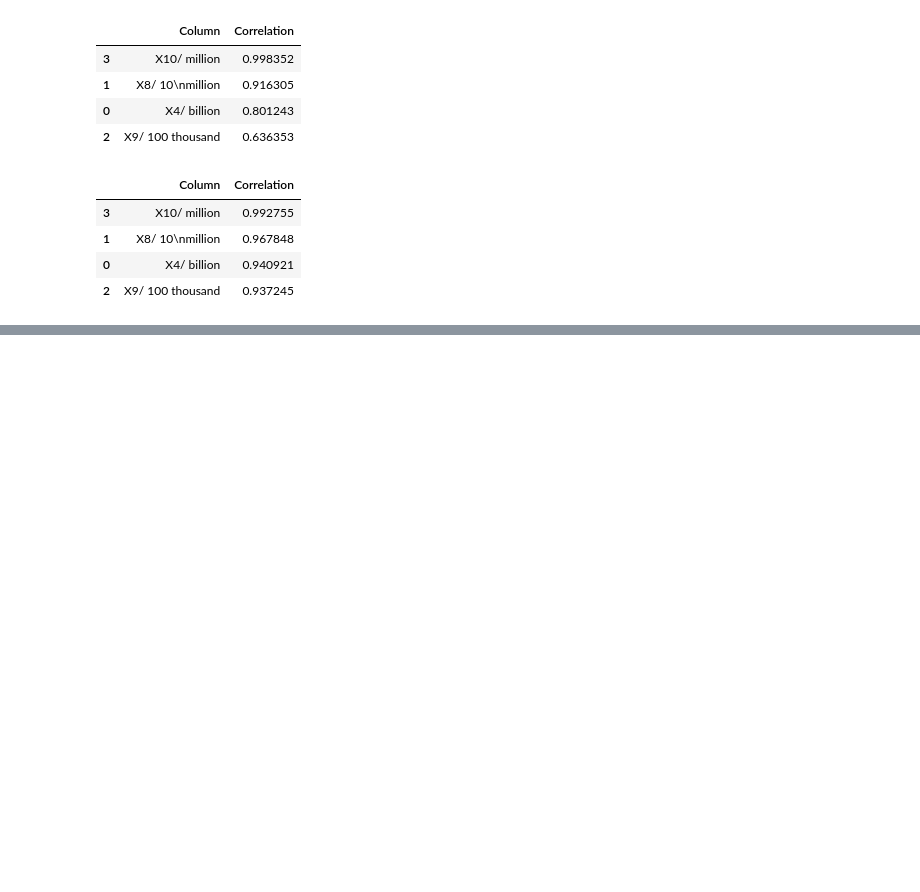
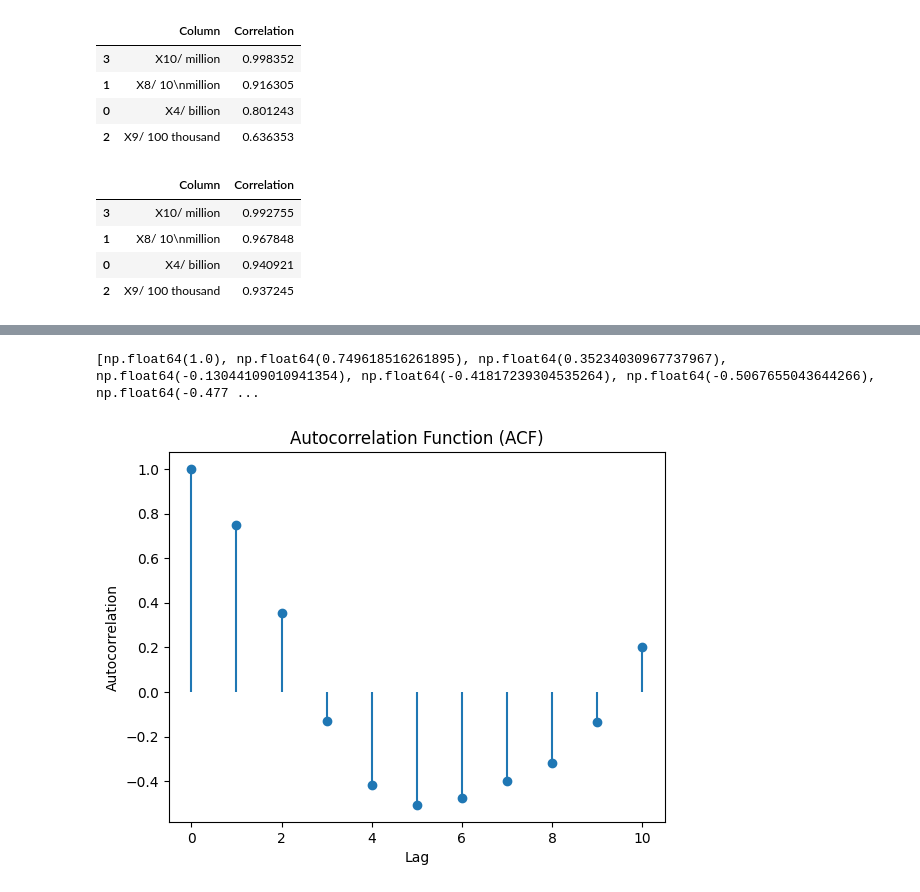
Before and after one commit to abderrahimrhitrif/Projet-DA, a Jupyter notebook: projet.ipynb, the cells around one changed output, grey strips where cells are left out. Drawn from its saved outputs; the diff is of its cells as text; code cells hidden in the pictures; blank space fills up the shorter version.

```diff
--- a/projet.ipynb
+++ b/projet.ipynb
@@ -450,0 +567,20 @@ on rejete H0
+# %%
+numeric_cols = df_sweater_sales.select_dtypes(include=[np.number]).drop(columns=['S/ billion Yuan'])
+data = np.array(numeric_cols)
+
+centered_data, eigenvectors, explained_variance_ratio, eigenvalues = pca_manual(data)
+
+num_components = kaiser_rule(eigenvalues)
+print(f"Nombre de composantes principales sélectionnées (règle de Kaiser) : {num_components}")
+
+
+projections = project_data(centered_data, eigenvectors, num_components)
+
+
+cumulative_variance = np.cumsum(explained_variance_ratio)
+summary_table = pd.DataFrame({
+    'Axis': [f"PC{i+1}" for i in range(len(eigenvalues))],
+    'Eigenvalues': eigenvalues,
+    '% Eigenvalues': explained_variance_ratio * 100,
+    '% Cumulative': cumulative_variance * 100
+})
@@ -450,0 +651,37 @@ on rejete H0
+# %%
+import matplotlib.pyplot as plt
+import numpy as np
+
+def compute_acf(data, nlags):
+
+    data = np.array(data)
+    n = len(data)
+    mean = np.mean(data)
+    var = np.var(data)
+
+    acf_values = []
+    for k in range(nlags + 1):
+        numerator = np.sum((data[:n-k] - mean) * (data[k:] - mean))
+
+        denominator = var * (n - k)
+
+        acf_values.append(numerator / denominator)
+
+    return acf_values
+
+
+nlags = 10
+
+acf_values = compute_acf(df_sweater_sales['S/ billion Yuan'], nlags=nlags)
+
+print(acf_values)
+
+# Plot ACF
+plt.stem(range(len(acf_values)), acf_values, basefmt=" ")
+plt.title("Autocorrelation Function (ACF)")
+plt.xlabel("Lag")
+plt.ylabel("Autocorrelation")
+plt.show()
+# %% [output]
+[np.float64(1.0), np.float64(0.749618516261895), np.float64(0.35234030967737967), np.float64(-0.13044109010941354), np.float64(-0.41817239304535264), np.float64(-0.5067655043644266), np.float64(-0.477 ...
+[figure, added]
```
Also changed, not shown: parts of 15 cells of this notebook, 2 other files.
